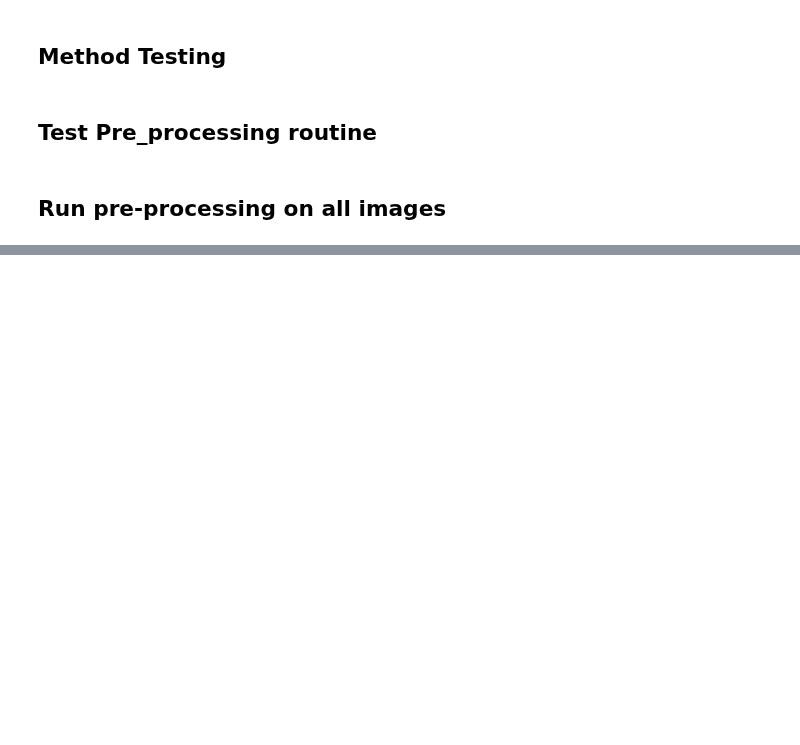
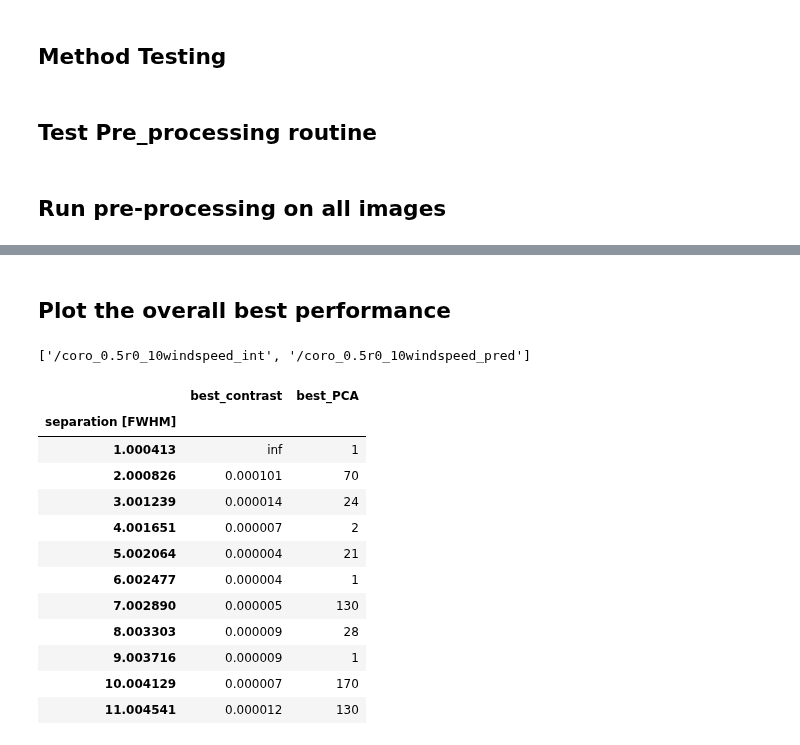
Before and after one commit to noah-bns/ESO_internship, a Jupyter notebook: notebooks/Pre_processing.ipynb, the cells around one changed output, grey strips where cells are left out. Cells and saved outputs as stored; diff of their text form; code cells hidden in the pictures; blank space fills up the shorter version.

```diff
--- a/notebooks/Pre_processing.ipynb
+++ b/notebooks/Pre_processing.ipynb
@@ -535,0 +968,26 @@ print(f'{save_name}.png')
+# %% [markdown]
+## Plot the overall best performance
+# %%
+#df = pd.read_hdf(f"{curves_output_path}/overall_best.h5", key = '')
+curves_output_path = '/home/aosimul/noah/results/animations'
+
+with pd.HDFStore(f"{curves_output_path}/overall_best.h5") as store:
+    print(store.keys())
+
+df = pd.read_hdf(f"{curves_output_path}/overall_best.h5", key = 'coro_0.5r0_10windspeed_int')
+df
+# %% [output]
+['/coro_0.5r0_10windspeed_int', '/coro_0.5r0_10windspeed_pred']
+|  | best_contrast | best_PCA |
+| separation [FWHM] |  |  |
+| 1.000413 | inf | 1 |
+| 2.000826 | 0.000101 | 70 |
+| 3.001239 | 0.000014 | 24 |
+| 4.001651 | 0.000007 | 2 |
+| 5.002064 | 0.000004 | 21 |
+| 6.002477 | 0.000004 | 1 |
+| 7.002890 | 0.000005 | 130 |
+| 8.003303 | 0.000009 | 28 |
+| 9.003716 | 0.000009 | 1 |
+| 10.004129 | 0.000007 | 170 |
+| 11.004541 | 0.000012 | 130 |
```
Also changed, not shown: parts of 9 cells of this notebook, 9 other files.
